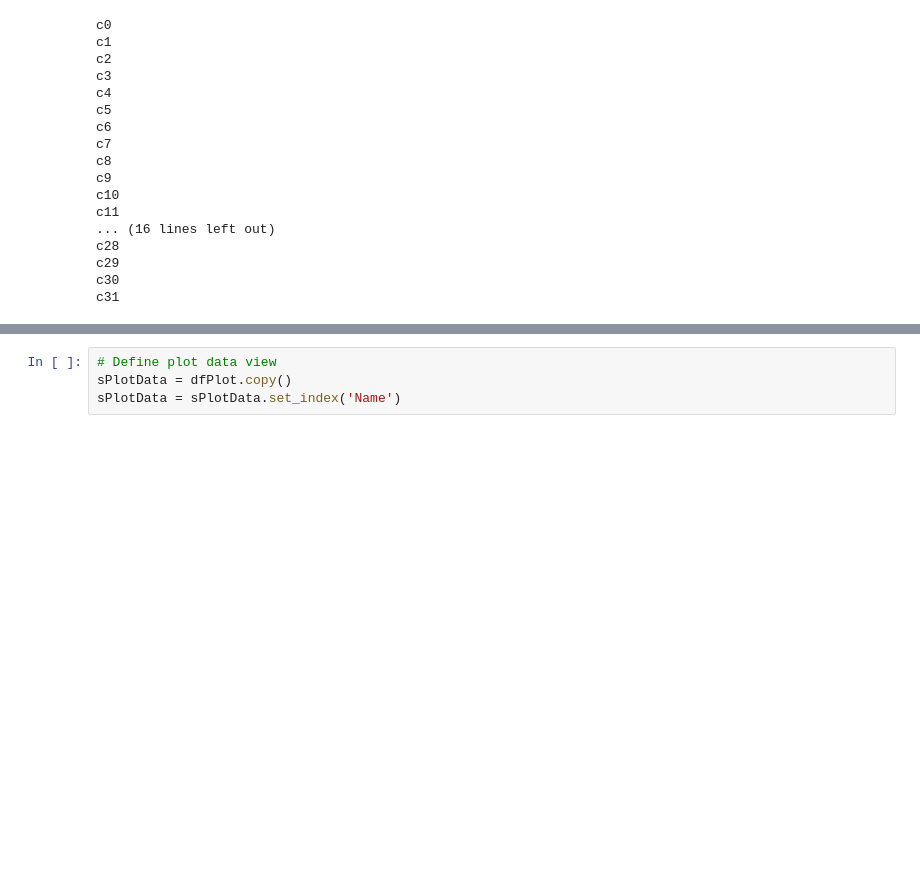
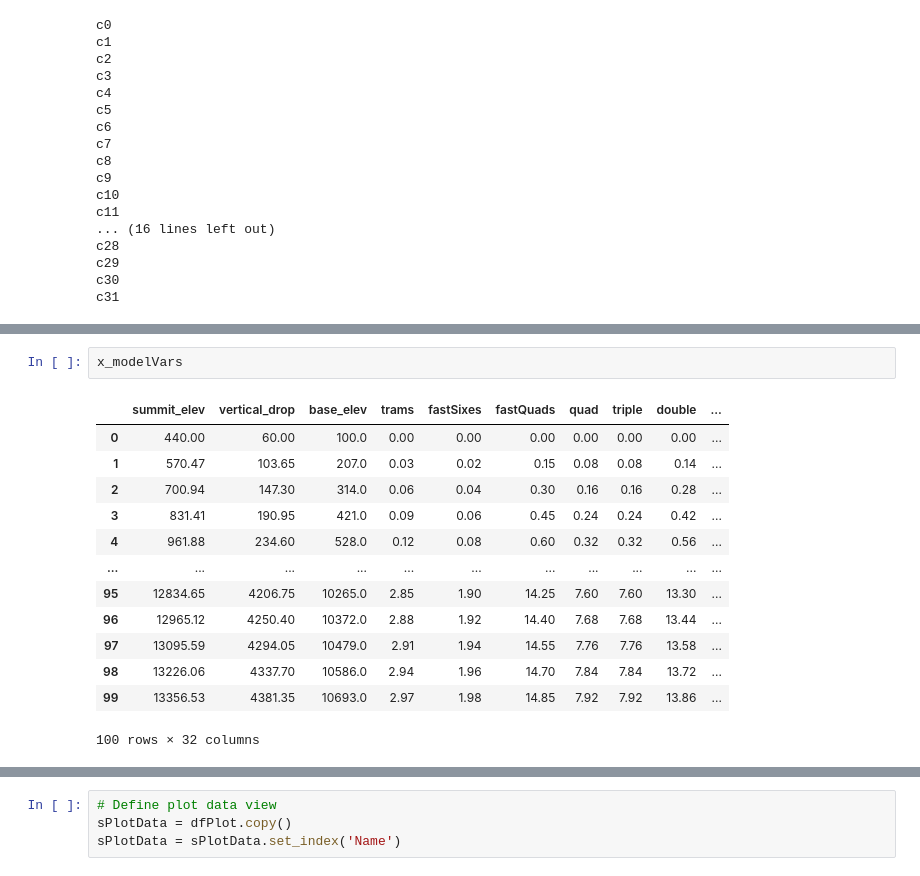
Before and after one commit to Smithright/Springboard, a Jupyter notebook: DataScienceGuidedCapstone-master/Step Six - Presentation Prep/06_presentation.ipynb, the cells around one changed output, grey strips where cells are left out. Cells and saved outputs as stored; diff of their text form; blank space fills up the shorter version.

```diff
--- a/DataScienceGuidedCapstone-master/Step Six - Presentation Prep/06_presentation.ipynb
+++ b/DataScienceGuidedCapstone-master/Step Six - Presentation Prep/06_presentation.ipynb
@@ -82 +103,17 @@ c31
+# %%
+x_modelVars
+# %% [output]
+|  | summit_elev | vertical_drop | base_elev | trams | fastSixes | fastQuads | quad | triple | double | ... |
+| 0 | 440.00 | 60.00 | 100.0 | 0.00 | 0.00 | 0.00 | 0.00 | 0.00 | 0.00 | ... |
+| 1 | 570.47 | 103.65 | 207.0 | 0.03 | 0.02 | 0.15 | 0.08 | 0.08 | 0.14 | ... |
+| 2 | 700.94 | 147.30 | 314.0 | 0.06 | 0.04 | 0.30 | 0.16 | 0.16 | 0.28 | ... |
+| 3 | 831.41 | 190.95 | 421.0 | 0.09 | 0.06 | 0.45 | 0.24 | 0.24 | 0.42 | ... |
+| 4 | 961.88 | 234.60 | 528.0 | 0.12 | 0.08 | 0.60 | 0.32 | 0.32 | 0.56 | ... |
+| ... | ... | ... | ... | ... | ... | ... | ... | ... | ... | ... |
+| 95 | 12834.65 | 4206.75 | 10265.0 | 2.85 | 1.90 | 14.25 | 7.60 | 7.60 | 13.30 | ... |
+| 96 | 12965.12 | 4250.40 | 10372.0 | 2.88 | 1.92 | 14.40 | 7.68 | 7.68 | 13.44 | ... |
+| 97 | 13095.59 | 4294.05 | 10479.0 | 2.91 | 1.94 | 14.55 | 7.76 | 7.76 | 13.58 | ... |
+| 98 | 13226.06 | 4337.70 | 10586.0 | 2.94 | 1.96 | 14.70 | 7.84 | 7.84 | 13.72 | ... |
+| 99 | 13356.53 | 4381.35 | 10693.0 | 2.97 | 1.98 | 14.85 | 7.92 | 7.92 | 13.86 | ... |
+100 rows × 32 columns
 # %%
```
Also changed, not shown: parts of 2 cells of this notebook, 1 other file.
